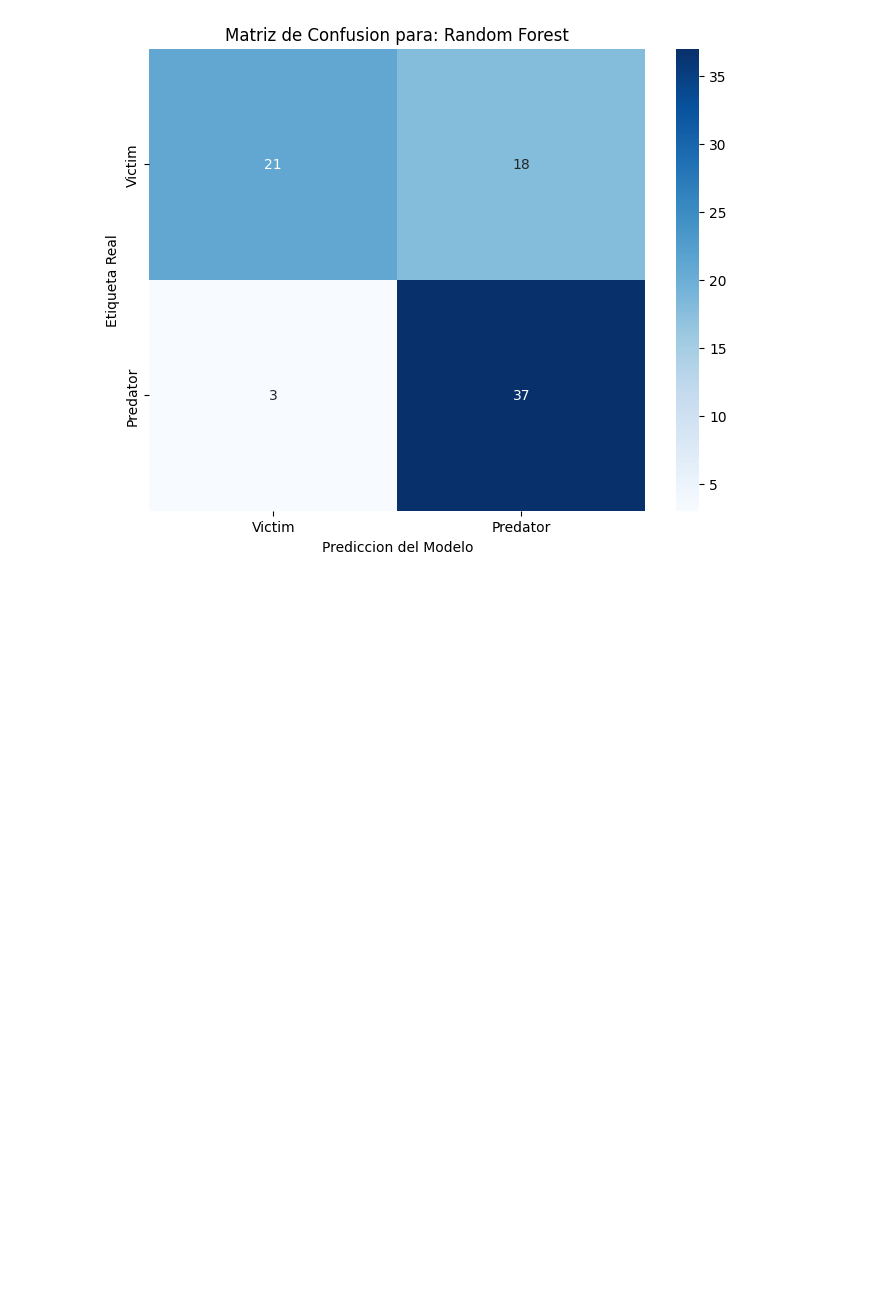
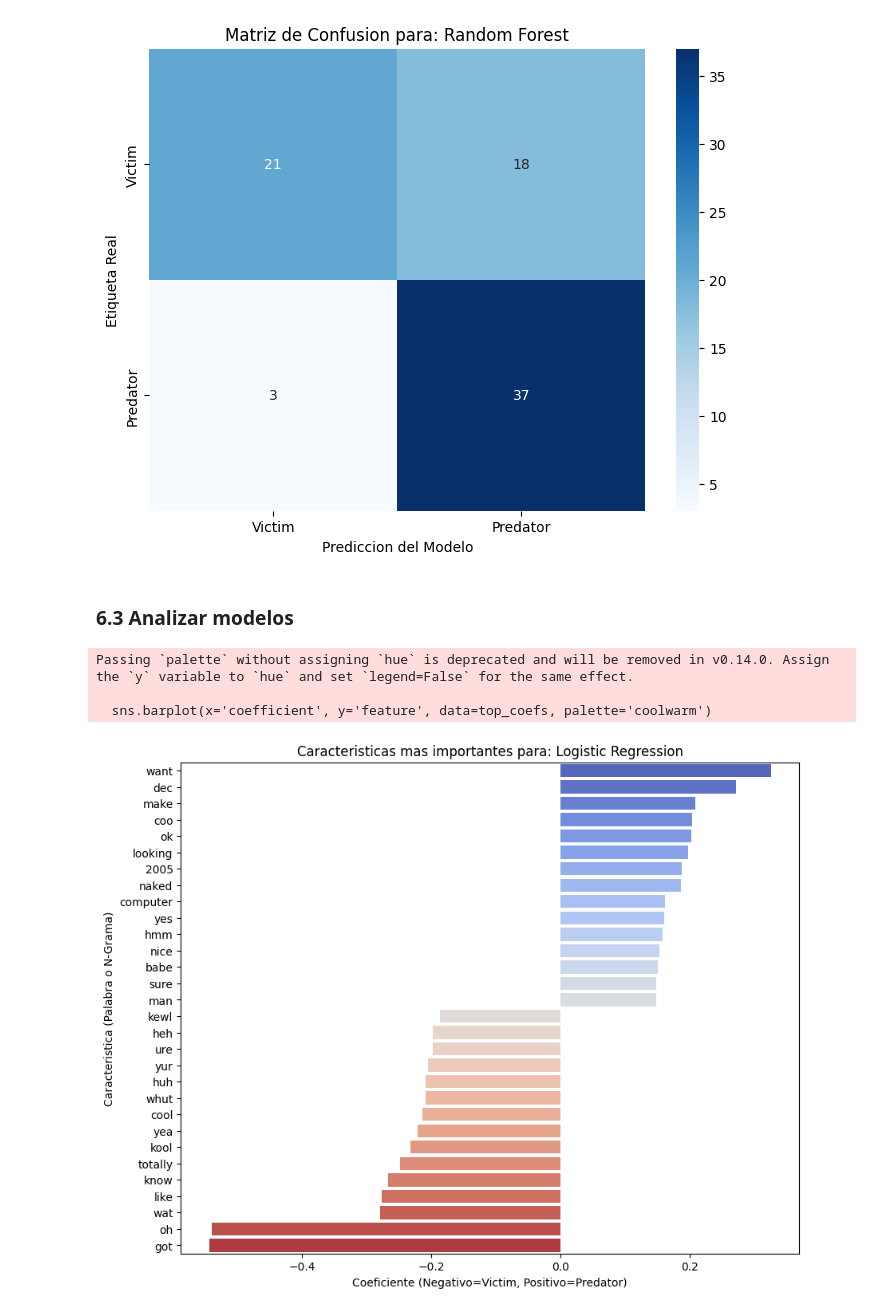
Before and after one commit to G6B0/Proyecto-Analisis-de-Datos, a Jupyter notebook: ml_roles.ipynb, the cells around one changed output. Saved outputs shown, nothing was run; the diff lists cells and outputs as text; code cells hidden in the pictures; blank space fills up the shorter version.

Commit message:
Agregados graficos para analizar los modelos de ML

```diff
--- a/ml_roles.ipynb
+++ b/ml_roles.ipynb
@@ -199,3 +200,40 @@ for name, result in results.items():
 [figure]
 [figure]
 [figure]
+# %% [markdown]
+### 6.3 Analizar modelos
+# %%
+def plot_feature_importance(model_name, pipeline, n_features=15):
+    # extrae el modelo y el vectorizador del pipeline
+    model = pipeline.named_steps['clf']
+    vectorizer = pipeline.named_steps['tfidf']
+
+    # obtiene los nombres de las caracteristicas y los coeficientes
+    feature_names = vectorizer.get_feature_names_out()
+    coefs = model.coef_.flatten()
+
+    # crea un dataframe para facilitar la manipulacion
+    coef_df = pd.DataFrame({'feature': feature_names, 'coefficient': coefs})
+
+    # ordena por coeficiente para obtener las mas importantes
+    top_positive = coef_df.sort_values(by='coefficient', ascending=False).head(n_features)
+    top_negative = coef_df.sort_values(by='coefficient', ascending=True).head(n_features)
+
+    # junta los resultados
+    top_coefs = pd.concat([top_positive, top_negative.sort_values(by='coefficient', ascending=False)])
+
+    # grafica los resultados
+    plt.figure(figsize=(10, 8))
+    sns.barplot(x='coefficient', y='feature', data=top_coefs, palette='coolwarm')
+    plt.title(f'Caracteristicas mas importantes para: {model_name}')
+    plt.xlabel('Coeficiente (Negativo=Victim, Positivo=Predator)')
+    plt.ylabel('Caracteristica (Palabra o N-Grama)')
+    plt.show()
+
+# visualiza la importancia para el mejor modelo: Logistic Regression
+plot_feature_importance('Logistic Regression', models['Logistic Regression'])
+# %% [output]
+Passing `palette` without assigning `hue` is deprecated and will be removed in v0.14.0. Assign the `y` variable to `hue` and set `legend=False` for the same effect.
+
+  sns.barplot(x='coefficient', y='feature', data=top_coefs, palette='coolwarm')
+[figure, added]
```
Also changed, not shown: parts of 2 cells of this notebook.
